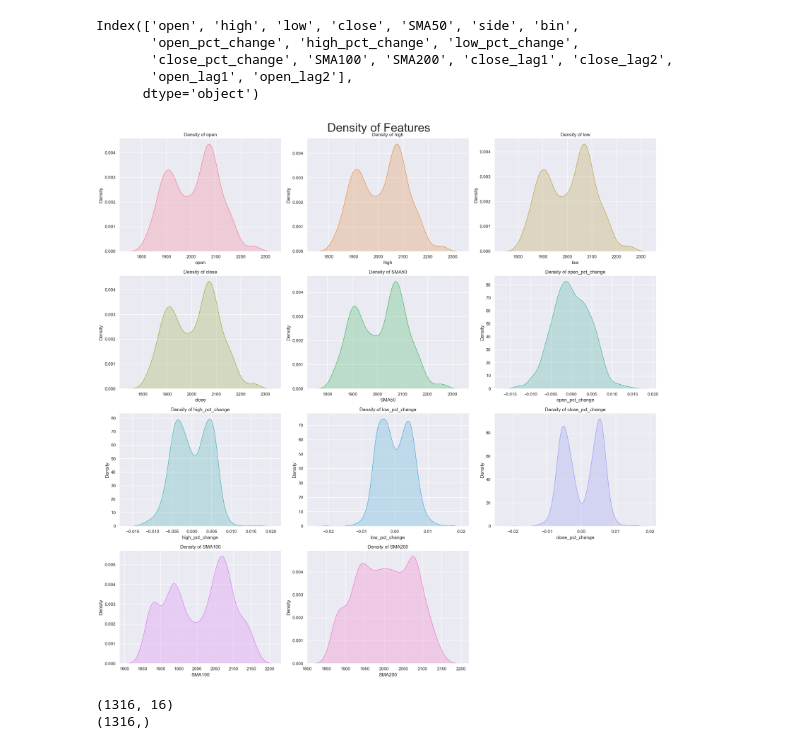
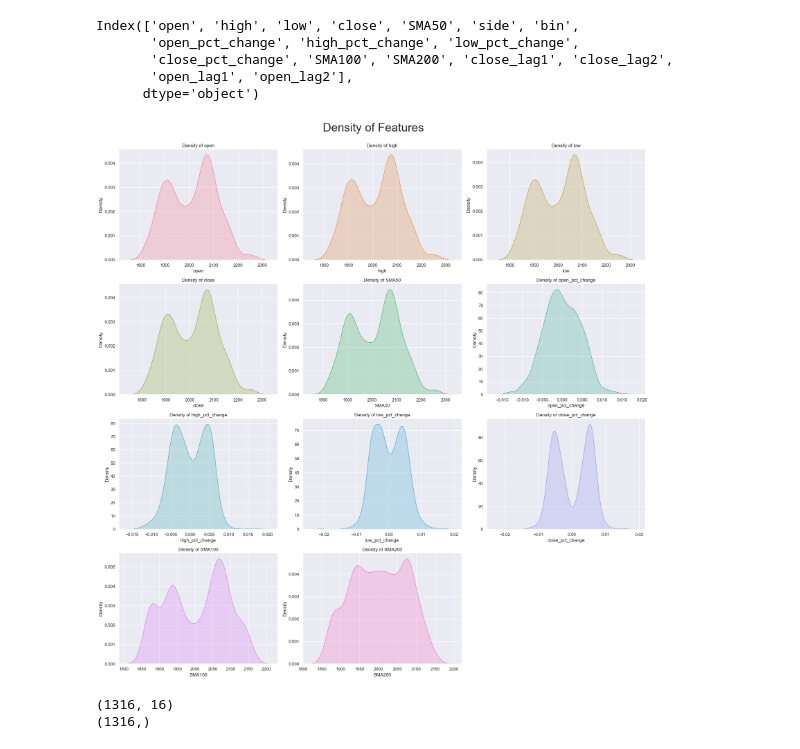
Before and after one commit to RazDwa1923/MFIN_Course, a Jupyter notebook: HW 2/HW 2 Notebook_v1.ipynb, the cells around one changed output. Drawn from its saved outputs; the diff is of its cells as text; code cells hidden in the pictures.

```diff
--- a/HW 2/HW 2 Notebook_v1.ipynb
+++ b/HW 2/HW 2 Notebook_v1.ipynb
@@ -549,32 +419,32 @@ Index(['open', 'high', 'low', 'close', 'SMA50', 'side', 'bin',
 # %%
 # high-level visualizations of the data: Viewing the density of the features
 
 # Assuming data_ml is already defined and contains the vis_cols
 vis_cols = ['open', 'high', 'low', 'close', 'SMA50', 'open_pct_change', 'high_pct_change', 'low_pct_change', 'close_pct_change', 'SMA100', 'SMA200']
 
 # Generate a color palette with a different color for each subplot
 palette = sns.color_palette('husl', len(vis_cols))
 
 # Plotting the density of the features
 plt.figure(figsize=(20, 20))
 for i, (col, color) in enumerate(zip(vis_cols, palette)):
     plt.subplot(4, 3, i+1)
     sns.kdeplot(data_ml[col], fill=True, color=color)
     plt.title(f'Density of {col}')
     plt.xlabel(col)
     plt.ylabel('Density')
     sns.despine()
 
 # Adding title
-plt.suptitle('Density of Features', fontsize=30)
+plt.suptitle('Density of Features', fontsize=30, y=1.0)
 
 # Adjust the layout
 plt.tight_layout()
 
 # displaying the plot
 plt.show()
 # %% [output]
-[figure, old version]
+[figure, new version]
 # %%
 # splitting the data into features and labels. I will be predicting the 'bin' column all other columns in the 'data_ml' dataframe will be the features
 X = data_ml.drop(columns='bin')
```
Also changed, not shown: parts of 14 cells of this notebook.
